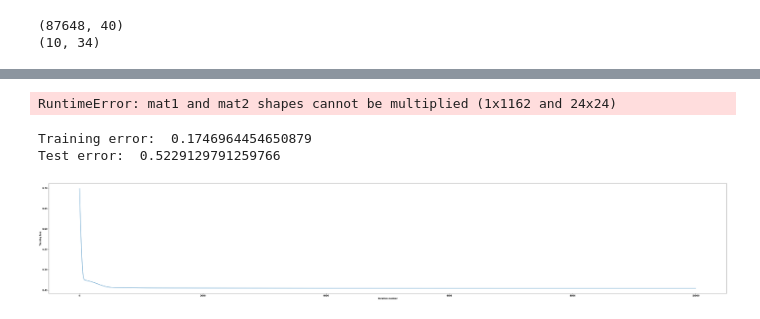
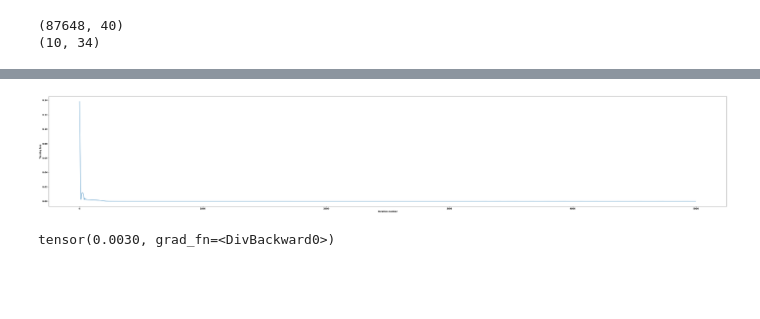
Before and after one commit to annaptasznik/EE555-FinalProject, a Jupyter notebook: ee555DAY.ipynb, the cells around one changed output, grey strips where cells are left out. Saved outputs shown, nothing was run; the diff lists cells and outputs as text; code cells hidden in the pictures; blank space fills up the shorter version.

Commit message:
Jon Improved Changes (Tensor accuracy)

```diff
--- a/ee555DAY.ipynb
+++ b/ee555DAY.ipynb
@@ -198,6 +41,0 @@ Training error:  8.673848725757754e-16
-# %%
-y_pred = []
-for i in range(len(Y_hat_train)):
-    #print(loss_traj[i])
-    a = Y_hat_train[i].detach()
-    y_pred.append(a)
@@ -353,16 +64,20 @@ joined = joined.replace(',','', regex=True)
 joined_interpolate = joined.interpolate(method='ffill') # or method='index' works too
 #pl = joined[['PL','PL_GDP','PL_POP', 'PL_TMP']]
 # %%
+from copy import deepcopy
+#country_datasets = pd.DataFrame
 country_datasets = []
+datasets = []
 country_list = ['PL', 'DE']
 
 for country in country_list:
     country_dataset = joined_interpolate[[country, country + '_GDP', country+ '_POP', country+'_TMP']]
-    country_datasets.append([country, country_dataset])
+    country_datasets.append([deepcopy(country_datasets), deepcopy(country_dataset)])
 
 for each in country_datasets:
     name = each[0]
     dataset = each[1]
+    #datasets.append([deepcopy(dataset), deepcopy(datasets)])
 # %%
 from sklearn.preprocessing import MinMaxScaler
 
@@ -518,4 +107,0 @@ plt.show()
-# %%
-Y_hat_test = net(X_test_torch.T)
-# %% [output]
-RuntimeError: mat1 and mat2 shapes cannot be multiplied (1x1162 and 24x24)
@@ -526,11 +168,4 @@ RuntimeError: mat1 and mat2 shapes cannot be multiplied (1x1162 and 24x24)
 # %%
-x_trainDE, x_testDE, y_trainDE, y_testDE = train_test_split(nonan.iloc[:, :1].values, nonan['DE'].values,test_size=0.795)
-
-X_train_torchDE = torch.tensor(x_trainDE).float()
-Y_train_torchDE = torch.tensor(y_trainDE).float()
-X_test_torchDE = torch.tensor(x_testDE).float()
-Y_test_torchDE = torch.tensor(y_testDE).float()
-
 n_pmu = X_train_torchDE.shape[1]
 
 # Neural network class:
@@ -542,6 +177,10 @@ class fault_net(nn.Module):
             nn.ReLU(),
             nn.Linear(n_hidden,n_hidden),
             nn.ReLU(),
+            nn.Linear(n_hidden,n_hidden),
+            nn.ReLU(),
+            nn.Linear(n_hidden,n_hidden),
+            nn.ReLU(),
             nn.Linear(n_hidden,1),
         )
 
@@ -549,42 +188,44 @@ class fault_net(nn.Module):
         return torch.sigmoid(self.model(x)) # Sigmoid clamps the output between 0 and 1 for binary classification
 
 # Loss function for training:
-loss_fn = nn.BCELoss() # Same loss function as for logistic regression
+loss_fn = nn.MSELoss() # Same loss function as for logistic regression
 
-n_hidden = 24 # The width of each hidden layer in the network
+n_hidden = 150 # The width of each hidden layer in the network
 net = fault_net(n_hidden) # Create neural network of width n_hidden
 
 # Create an 'optimizer' object for training:
 learning_rate = 1e-3
 optimizer = torch.optim.Adam(net.parameters(), lr=learning_rate)
 
 loss_traj = []
 
-T = 10000
+T = 5000
 for t in range(T):
-    train_loop(net,loss_fn,optimizer,X_train_torch,Y_train_torch.unsqueeze(1))
+    train_loop(net,loss_fn,optimizer,X_train_torchDE,Y_train_torchDE.unsqueeze(1))
 
 
 Y_hat_trainDE = net(X_train_torchDE)
 Y_hat_testDE = net(X_test_torchDE)
-print("Training error: ", (torch.linalg.norm(Y_hat_trainDE-Y_train_torchDE,ord='fro')**2/len(x_trainDE)).item())
-print("Test error: ", (torch.linalg.norm(Y_hat_testDE-Y_test_torchDE,ord='fro')**2/len(x_testDE)).item())
+
+#print("Training error: ", ((Y_hat_trainDE-Y_train_torchDE,ord='fro')**2/len(x_trainDE)).item())
+#loss = F.cross_entropy(predictions, labels)
+#loss = F.cross_entropy(Y_hat_trainDE,Y_train_torchDE)
+#print(loss.item())
+#print("Test error: ", (torch.linalg.norm(Y_hat_testDE-Y_test_torchDE,ord='fro')**2/len(x_testDE)).item())
 loss_traj2 = []
 for i in range(len(loss_traj)):
     #print(loss_traj[i])
     a = loss_traj[i].detach()
     loss_traj2.append(a)
 plt.plot(loss_traj2)
 #plt.plot(loss_traj)
 plt.xlabel('Iteration number')
 plt.ylabel('Training loss');
 
 y_predDE = []
 for i in range(len(Y_hat_trainDE)):
     #print(loss_traj[i])
     a = Y_hat_trainDE[i].detach()
     y_predDE.append(a)
 # %% [output]
-Training error:  0.1746964454650879
-Test error:  0.5229129791259766
-[figure, old version]
+[figure, new version]
@@ -591,3 +235,18 @@ Test error:  0.5229129791259766
+# %%
+criterion = nn.CrossEntropyLoss()
+
+#Y_hat_train = Y_hat_trainDE.type(torch.LongTensor)
+#Y_train = Y_train_torchDE.type(torch.LongTensor)
+
+#loss =criterion(Y_hat_train,Y_train)
+
+#loss = nn.KLDivLoss(reduction='batchmean')(Y_hat_trainDE ,Y_train_torchDE)
+Y_hat_train = nn.functional.log_softmax(Y_hat_trainDE, dim=0)
+Y_train = nn.functional.log_softmax(Y_train_torchDE, dim=0)
+loss = nn.KLDivLoss(reduction='batchmean',  log_target=True)(Y_hat_train ,Y_train)
+print(loss)
+# %% [output]
+tensor(0.0030, grad_fn=<DivBackward0>)
 # %%
 plt.plot( Y_train_torchDE, lw=2, color="blue", label="y train")
 plt.plot( y_predDE, lw=2, color="red", label="y predict")
```
Also changed, not shown: parts of 43 cells of this notebook.
